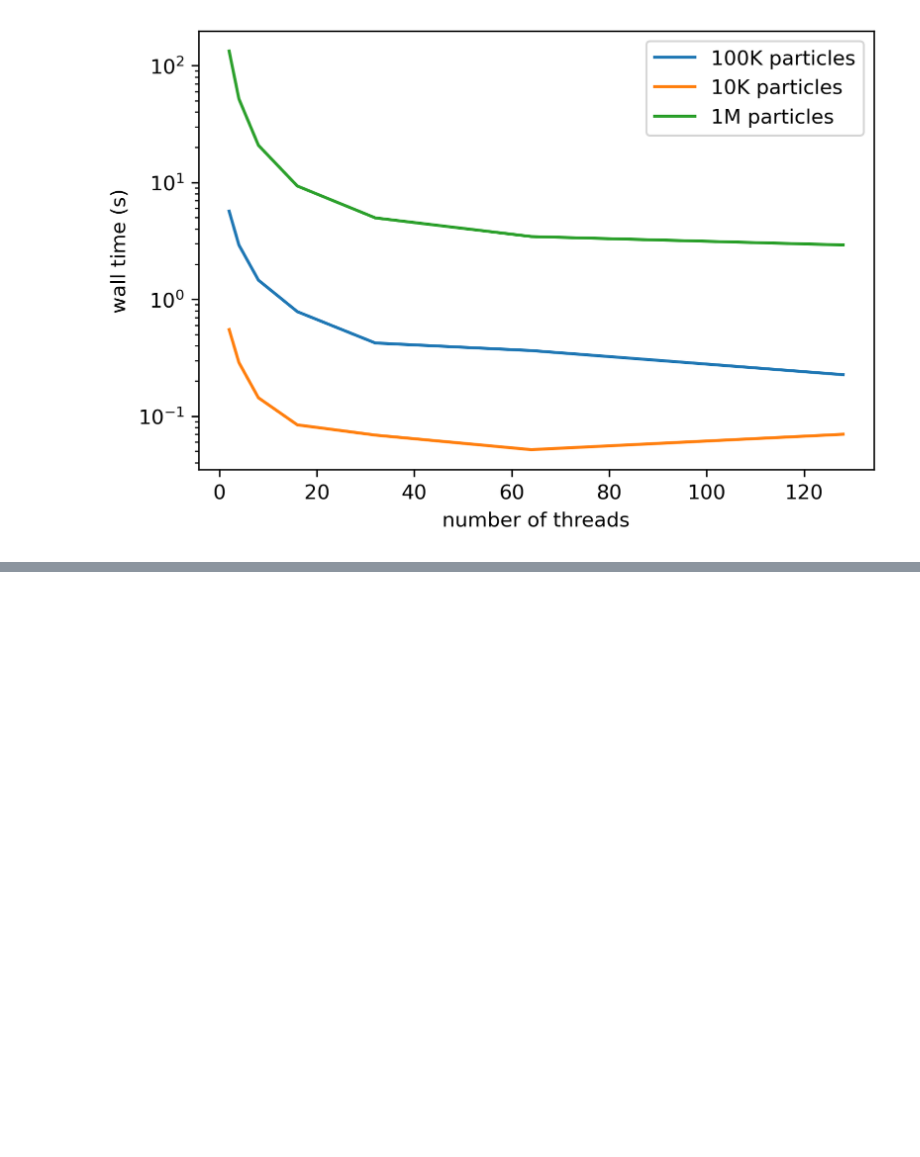
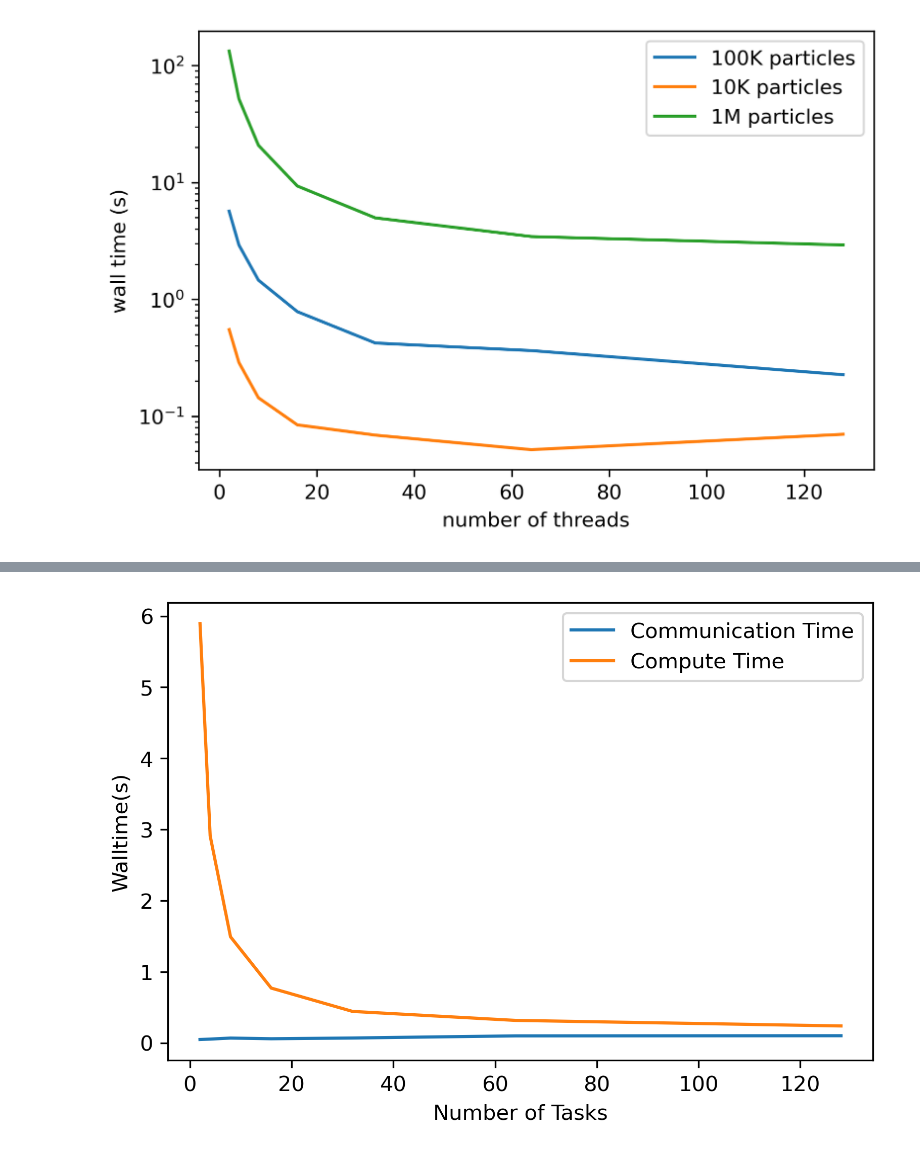
Before and after one commit to qnicolas/CS267-hw2.2, a Jupyter notebook: performances.ipynb, the cells around one changed output, grey strips where cells are left out. Saved outputs shown, nothing was run; the diff lists cells and outputs as text; code cells hidden in the pictures; blank space fills up the shorter version.

```diff
--- a/performances.ipynb
+++ b/performances.ipynb
@@ -61,0 +63,27 @@ plt.show()
+# %%
+##Compute and communication Times for 100K
+
+num_tasks = [128, 64, 32, 16, 8, 4, 2 ]
+communication = [0.100139, 0.097933, 0.068262, 0.057562, 0.067444, 0.052794, 0.046843 ]
+compute = [0.237666, 0.315726, 0.441657, 0.770059, 1.49086, 2.91, 5.89549 ]
+
+plt.figure(dpi=300)
+plt.plot(num_tasks, communication, label='Communication Time')
+plt.plot(num_tasks, compute, label='Compute Time')
+plt.xlabel("Number of Tasks")
+plt.ylabel("Walltime(s)")
+
+##Compute and communication Times for 1M
+
+num_tasks = [128, 64, 32, 16, 8, 2 ]
+communication = [1.900273, 1.451084, 1.47 ,1.141246, 0.771084, 2.460267]
+compute = [3.17, 3.72415, 5.85, 8.56, 19, 133 ]
+
+plt.figure(dpi=300)
+plt.plot(num_tasks, communication, label='Communication Time')
+plt.plot(num_tasks, compute, label='Compute Time')
+plt.show()
+
+plt.show()
+# %% [output]
+[figure, added]
```
Also changed, not shown: parts of 2 cells of this notebook.
